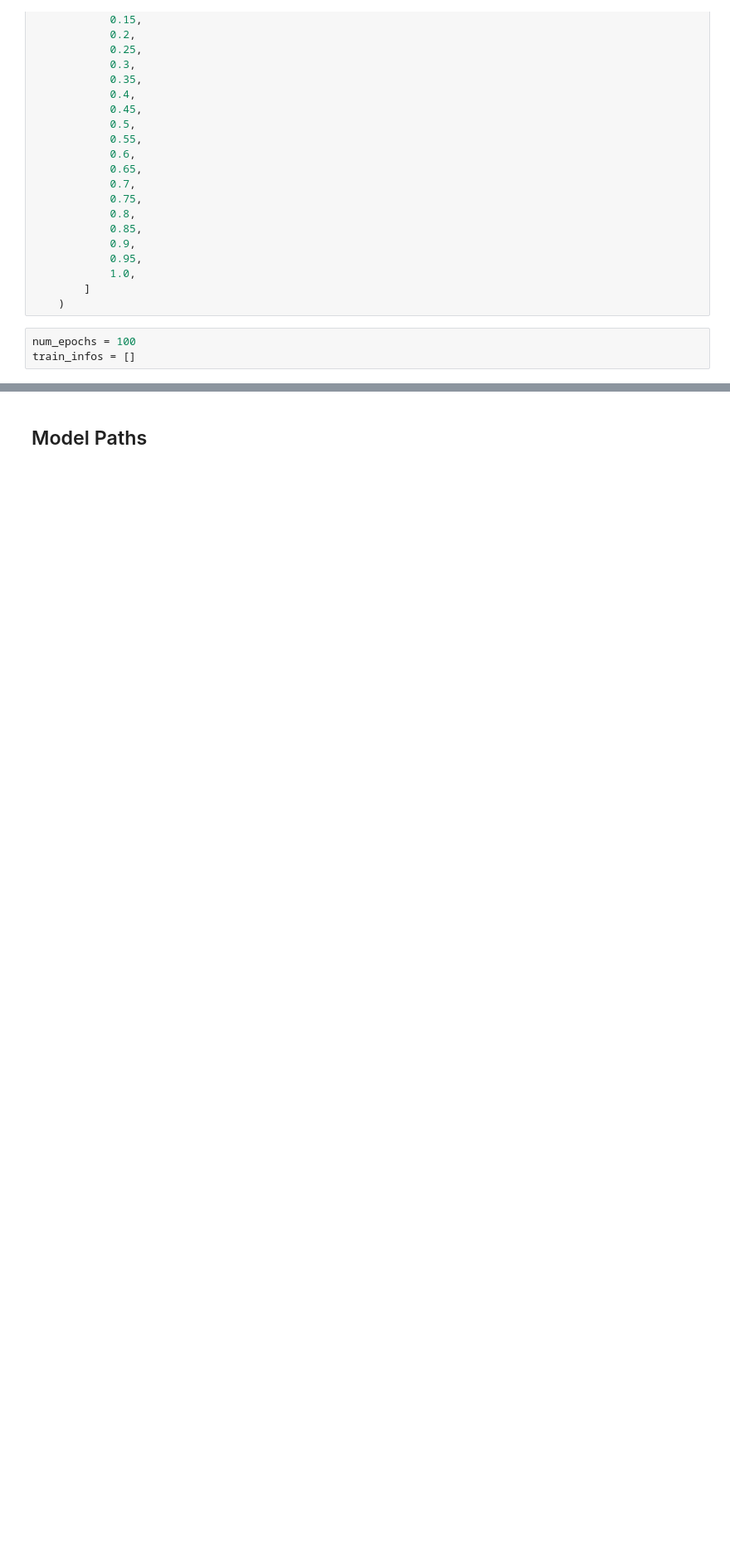
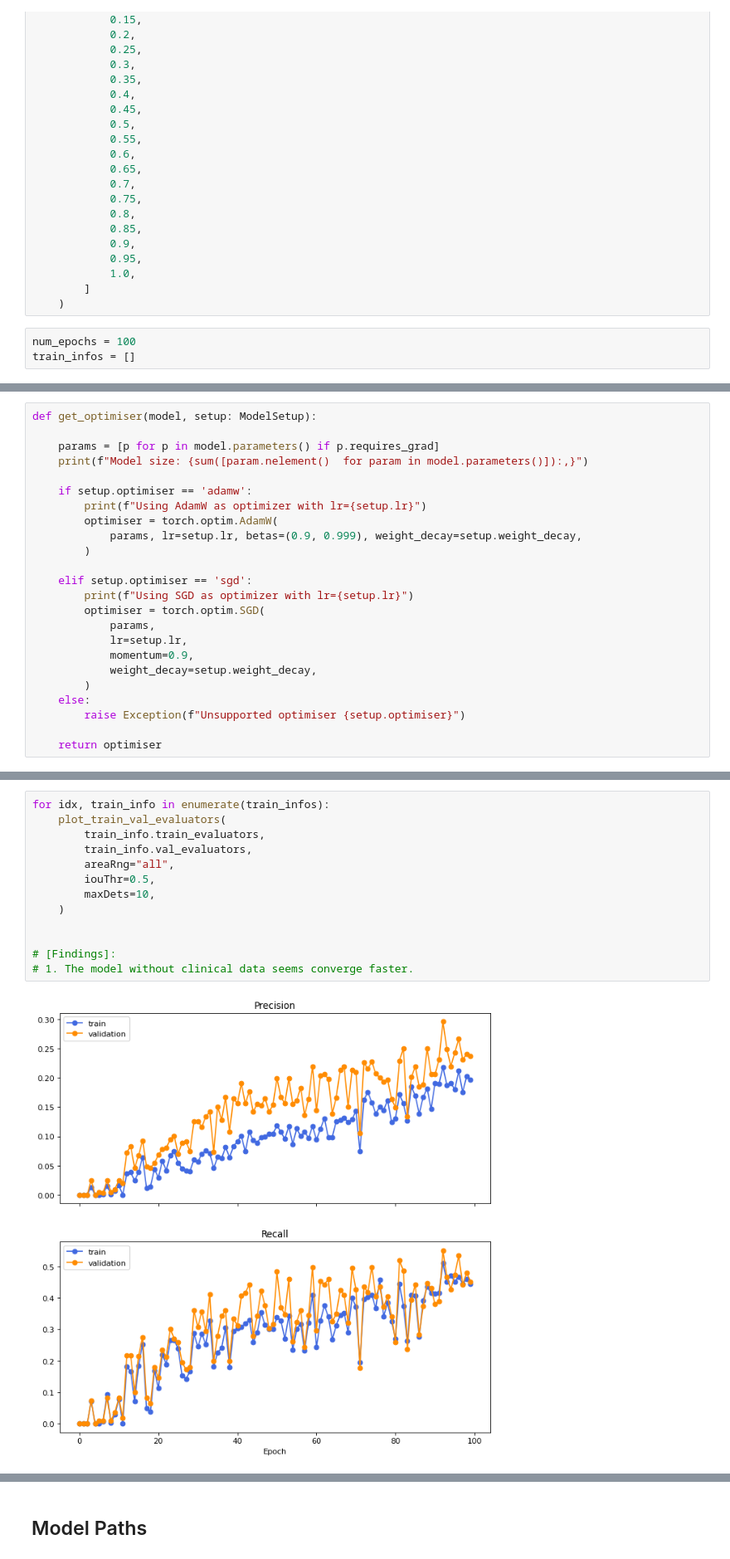
Before and after one commit to ChihchengHsieh/multimodal-abnormalities-detection, a Jupyter notebook: [3] train_loop.ipynb, the cells around one changed output, grey strips where cells are left out. Shown at 83% size. Cells and saved outputs as stored; diff of their text form; blank space fills up the shorter version.

```diff
--- a/[3] train_loop.ipynb
+++ b/[3] train_loop.ipynb
@@ -130,3 +247,27 @@ train_infos = []
+# %%
+def get_optimiser(model, setup: ModelSetup):
+
+    params = [p for p in model.parameters() if p.requires_grad]
+    print(f"Model size: {sum([param.nelement()  for param in model.parameters()]):,}")
+
+    if setup.optimiser == 'adamw':
+        print(f"Using AdamW as optimizer with lr={setup.lr}")
+        optimiser = torch.optim.AdamW(
+            params, lr=setup.lr, betas=(0.9, 0.999), weight_decay=setup.weight_decay,
+        )
+
+    elif setup.optimiser == 'sgd':
+        print(f"Using SGD as optimizer with lr={setup.lr}")
+        optimiser = torch.optim.SGD(
+            params,
+            lr=setup.lr,
+            momentum=0.9,
+            weight_decay=setup.weight_decay,
+        )
+    else:
+        raise Exception(f"Unsupported optimiser {setup.optimiser}")
+
+    return optimiser
 # %%
 from  datetime import datetime
 
@@ -287,0 +442,15 @@ Test:  [  0/104]  eta: 0:02:29  model_time: 0.3081 (0.3081)  evaluator_time: 0.2
+# %%
+for idx, train_info in enumerate(train_infos):
+    plot_train_val_evaluators(
+        train_info.train_evaluators,
+        train_info.val_evaluators,
+        areaRng="all",
+        iouThr=0.5,
+        maxDets=10,
+    )
+
+
+# [Findings]:
+# 1. The model without clinical data seems converge faster.
+# %% [output]
+[figure, added]
```
Also changed, not shown: parts of 15 cells of this notebook, 13 other files.
